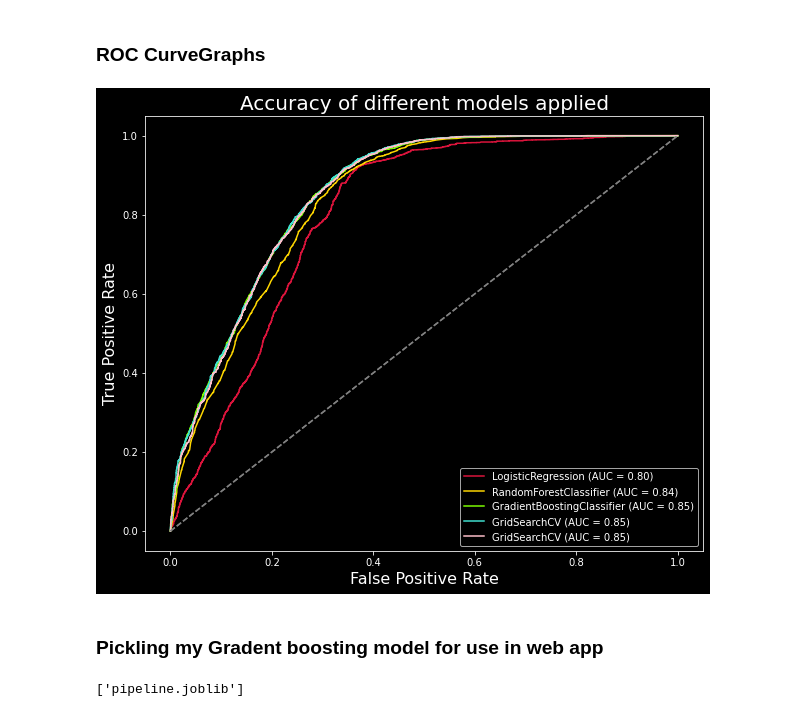
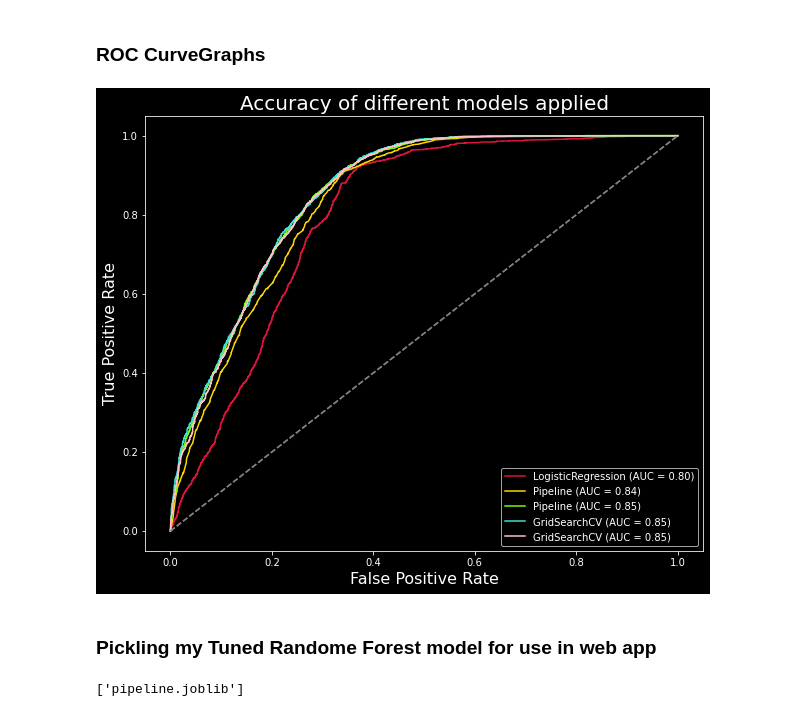
Before and after one commit to Indrejue/Build-Week-App, a Jupyter notebook: model/Antony_Farag_buildweek.ipynb, the cells around one changed output. Cells and saved outputs as stored; diff of their text form; code cells hidden in the pictures.

```diff
--- a/model/Antony_Farag_buildweek.ipynb
+++ b/model/Antony_Farag_buildweek.ipynb
@@ -226,6 +303,8 @@ print(y_pred_rf_ord)
 # %% [markdown]
 ### Shaply on Random forest
 # %%
+rand_mod_ords = RandomForestClassifier()
+rand_mod_ords.fit(X_train_ord,y_train)
 row=X_val_ord.iloc[[3]]
 row
 # %% [output]
@@ -251,8 +330,11 @@ shap.force_plot(
 # %% [markdown]
 ### GB Classifier
 # %%
-gbc_mod_ord = GradientBoostingClassifier(random_state=42,)
-gbc_mod_ord.fit(X_train_ord,y_train)
-gbc_mod_ord.score(X_val_ord,y_val)
+gbc_mod_ord = make_pipeline(
+    OrdinalEncoder(),
+    SimpleImputer(),
+    GradientBoostingClassifier(random_state=42,))
+gbc_mod_ord.fit(X_train,y_train)
+gbc_mod_ord.score(X_val,y_val)
 # %% [output]
 0.8116348671904228
@@ -261,14 +340,0 @@ gbc_mod_ord.score(X_val_ord,y_val)
-# %%
-params = {
-    'n_estimators': range(25,301,5),
-    'max_depth': range(5,26,1)
-}
-
-rf_grid = GridSearchCV(
-    rand_mod_ord,
-    param_grid = params,
-    cv=10,
-    n_jobs=-1,
-    verbose=5
-)
-rf_grid.fit(X_train_ord,y_train)
@@ -305,7 +342,7 @@ print(rf_grid.best_params_)
 ### GBC Tunning
 # %%
 params = {
-    'n_estimators': range(25,501,5),
+    'gradientboostingclassifier__n_estimators': range(25,501,5),
 }
 
 gbc_grid = GridSearchCV(
@@ -315,7 +352,7 @@ gbc_grid = GridSearchCV(
     n_jobs=-1,
     verbose=5
 )
-gbc_grid.fit(X_train_ord,y_train)
+gbc_grid.fit(X_train,y_train)
 # %% [output]
 Fitting 10 folds for each of 96 candidates, totalling 960 fits
 [Parallel(n_jobs=-1)]: Using backend LokyBackend with 24 concurrent workers.
@@ -392,19 +443,19 @@ plt.show()
 # %%
 fig_roc, ax3 = plt.subplots(figsize=(10,8))
 lr = plot_roc_curve(log_mod, X_val_ord, y_val, ax=ax3, color='crimson')
-rf = plot_roc_curve(rand_mod_ord, X_val_ord, y_val, ax=ax3, color='gold')
-gbc = plot_roc_curve(gbc_mod_ord, X_val_ord, y_val, ax=ax3, color='lawngreen')
-rf_tune = plot_roc_curve(rf_grid, X_val_ord, y_val, ax=ax3, color='turquoise')
-gbc_tune = plot_roc_curve(gbc_grid, X_val_ord, y_val, ax=ax3, color='pink')
+rf = plot_roc_curve(rand_mod_ord, X_val, y_val, ax=ax3, color='gold')
+gbc = plot_roc_curve(gbc_mod_ord, X_val, y_val, ax=ax3, color='lawngreen')
+rf_tune = plot_roc_curve(rf_grid, X_val, y_val, ax=ax3, color='turquoise')
+gbc_tune = plot_roc_curve(gbc_grid, X_val, y_val, ax=ax3, color='pink')
 ax3.plot([(0,0), (1,1)], color='grey', linestyle='--')
 plt.title('Accuracy of different models applied',fontsize=20)
 plt.xlabel('False Positive Rate',fontsize=16)
 plt.ylabel('True Positive Rate',fontsize=16)
 plt.savefig('ROCcurve.png')
 plt.show()
 # %% [output]
-[figure, old version]
+[figure, new version]
 # %% [markdown]
-### Pickling my Gradent boosting model for use in web app
+### Pickling my Tuned Randome Forest model for use in web app
 # %%
 from joblib import dump
```
Also changed, not shown: parts of 16 cells of this notebook, 4 other files.
